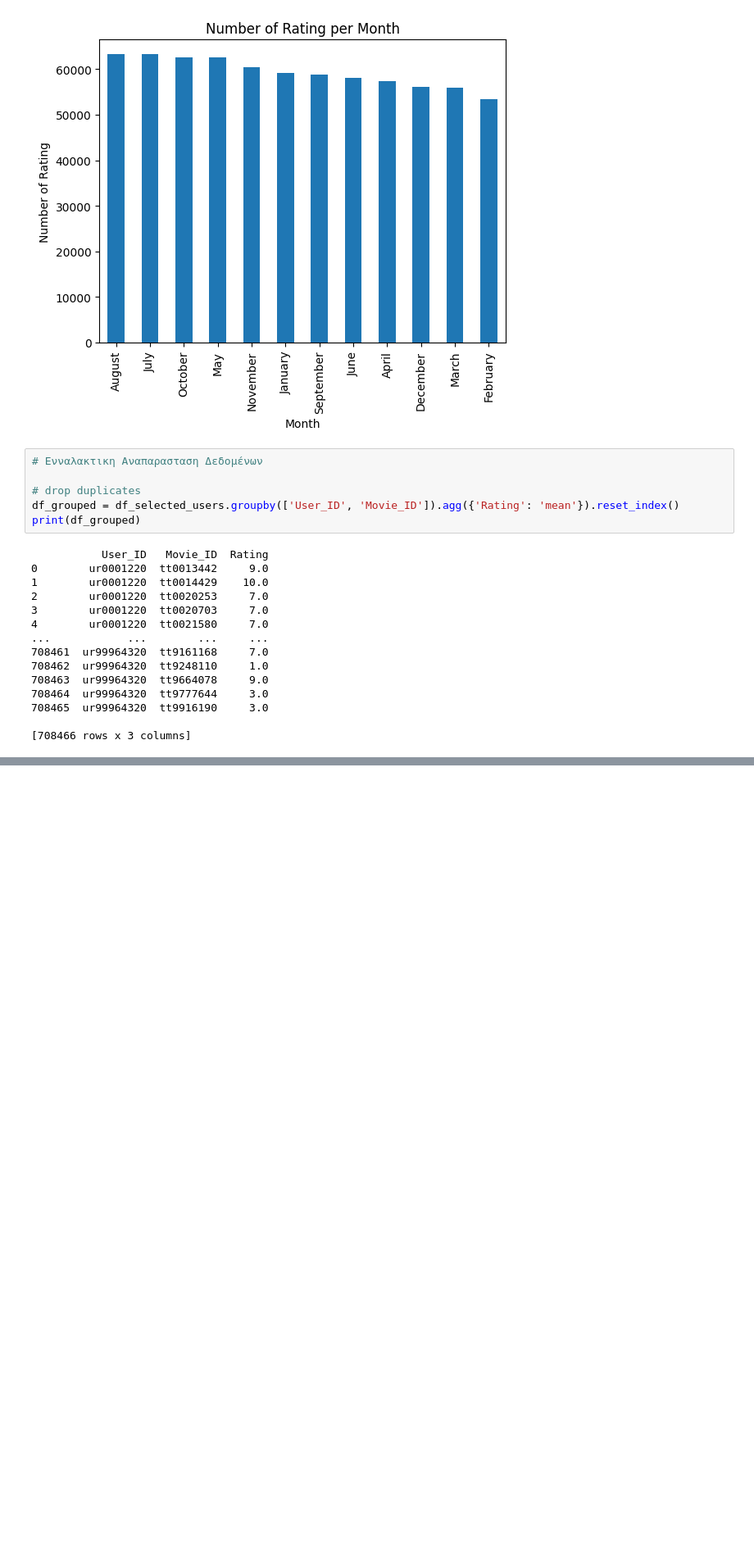
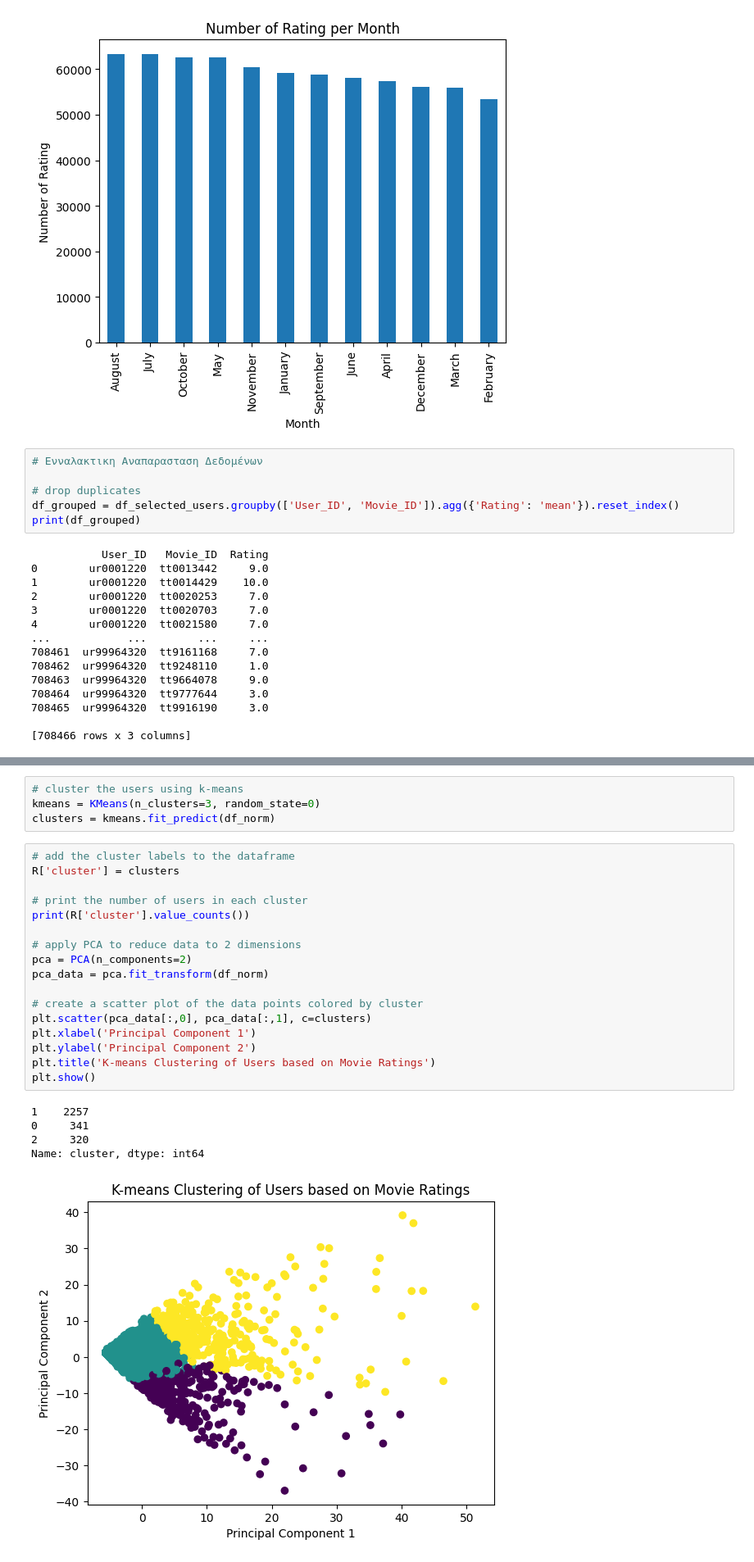
Before and after one commit to Panoskontos/Movie_reccomendation, a Jupyter notebook: main.ipynb, the cells around one changed output, grey strips where cells are left out. Shown at 82% size. Drawn from its saved outputs; the diff is of its cells as text; blank space fills up the shorter version.

```diff
--- a/main.ipynb
+++ b/main.ipynb
@@ -214,0 +259,27 @@ plt.show()
+# %%
+# cluster the users using k-means
+kmeans = KMeans(n_clusters=3, random_state=0)
+clusters = kmeans.fit_predict(df_norm)
+# %%
+# add the cluster labels to the dataframe
+R['cluster'] = clusters
+
+# print the number of users in each cluster
+print(R['cluster'].value_counts())
+
+# apply PCA to reduce data to 2 dimensions
+pca = PCA(n_components=2)
+pca_data = pca.fit_transform(df_norm)
+
+# create a scatter plot of the data points colored by cluster
+plt.scatter(pca_data[:,0], pca_data[:,1], c=clusters)
+plt.xlabel('Principal Component 1')
+plt.ylabel('Principal Component 2')
+plt.title('K-means Clustering of Users based on Movie Ratings')
+plt.show()
+# %% [output]
+1    2257
+0     341
+2     320
+Name: cluster, dtype: int64
+[figure, added]
```
Also changed, not shown: parts of 12 cells of this notebook, 1 other file.
